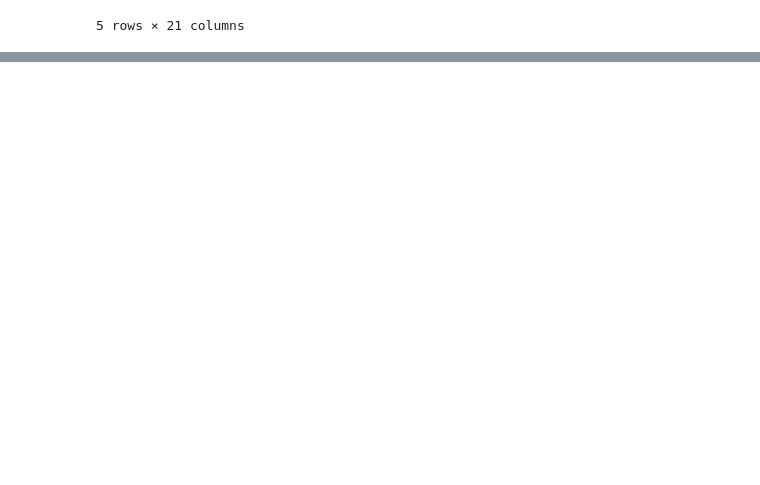
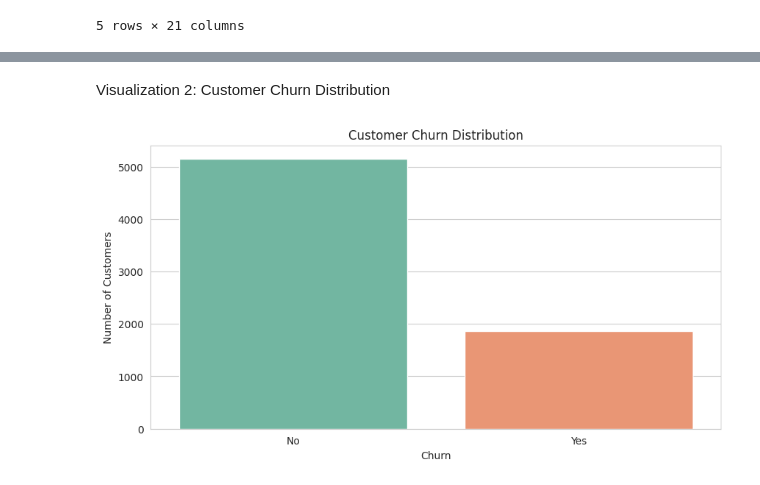
Before and after one commit to anujsh2004/Anuj-Sharma, a Jupyter notebook: EDA_23BDS0164.ipynb, the cells around one changed output, grey strips where cells are left out. Saved outputs shown, nothing was run; the diff lists cells and outputs as text; code cells hidden in the pictures; blank space fills up the shorter version.

Commit message:
7. Bivariate analysis with a minimum of three visualizations

```diff
--- a/EDA_23BDS0164.ipynb
+++ b/EDA_23BDS0164.ipynb
@@ -509,0 +525,14 @@ df.sample(5)
+# %% [markdown]
+Visualization 2: Customer Churn Distribution
+# %%
+# Plotting Customer Churn Distribution
+
+plt.figure(figsize=(10,5))
+sns.countplot(x="Churn", data=df, palette="Set2")
+plt.title("Customer Churn Distribution")
+plt.xlabel("Churn")
+plt.ylabel("Number of Customers")
+plt.xticks([0,1],["No","Yes"])
+plt.show()
+# %% [output]
+[figure, added]
```
Also changed, not shown: parts of 5 cells of this notebook.
